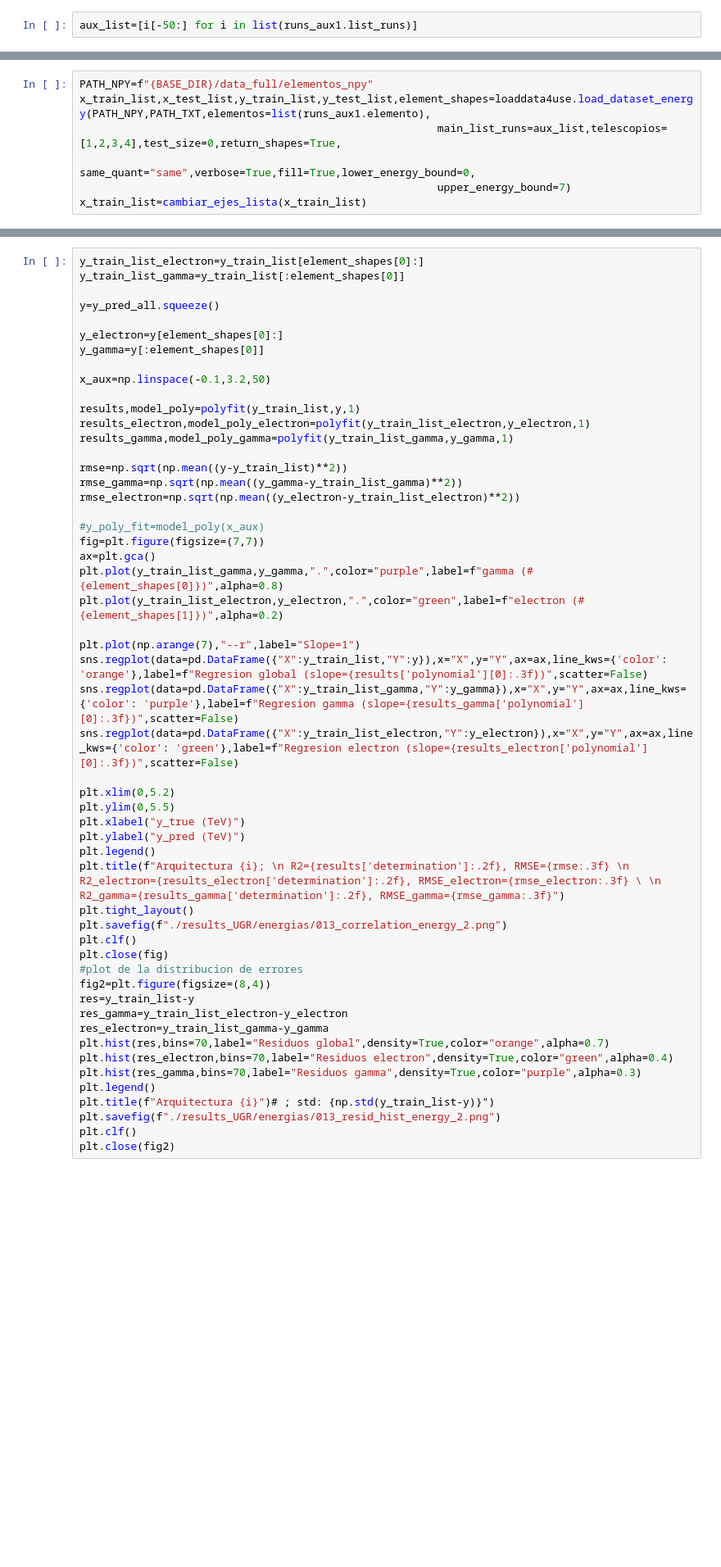
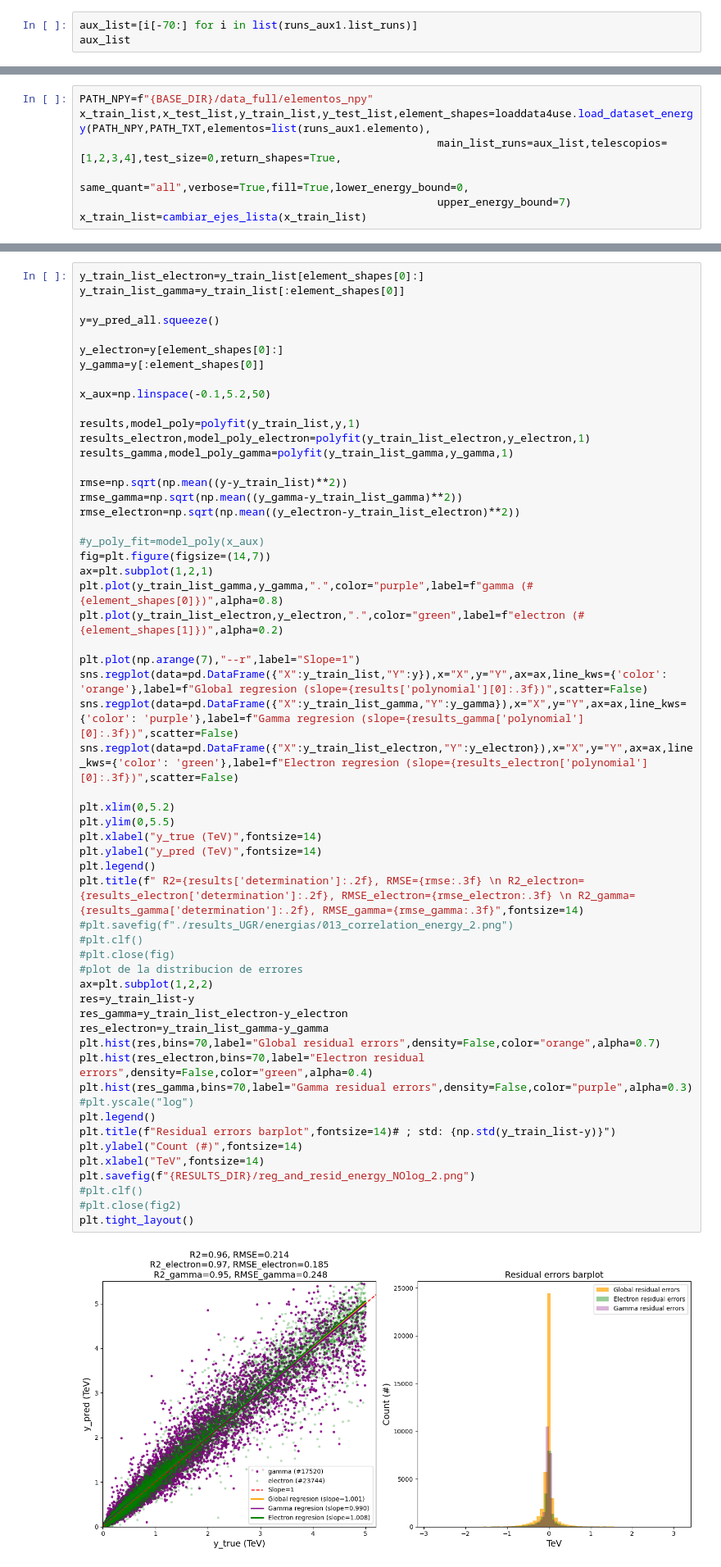
Before and after one commit to ArturoSirvent/second_CTA_analysis, a Jupyter notebook: notebooks/013.1_energy_analysisResultados.ipynb, the cells around one changed output, grey strips where cells are left out. Shown: that part at 82% size. Saved outputs shown, nothing was run; the diff lists cells and outputs as text; blank space fills up the shorter version.

```diff
--- a/notebooks/013.1_energy_analysisResultados.ipynb
+++ b/notebooks/013.1_energy_analysisResultados.ipynb
@@ -316,2 +355,3 @@ list(runs_aux1.list_runs)
 # %%
-aux_list=[i[-50:] for i in list(runs_aux1.list_runs)]
+aux_list=[i[-70:] for i in list(runs_aux1.list_runs)]
+aux_list
@@ -319,7 +377,7 @@ aux_list=[i[-50:] for i in list(runs_aux1.list_runs)]
 PATH_NPY=f"{BASE_DIR}/data_full/elementos_npy"
 x_train_list,x_test_list,y_train_list,y_test_list,element_shapes=loaddata4use.load_dataset_energy(PATH_NPY,PATH_TXT,elementos=list(runs_aux1.elemento),
                                                         main_list_runs=aux_list,telescopios=[1,2,3,4],test_size=0,return_shapes=True,
-                                                        same_quant="same",verbose=True,fill=True,lower_energy_bound=0,
+                                                        same_quant="all",verbose=True,fill=True,lower_energy_bound=0,
                                                         upper_energy_bound=7)
 x_train_list=cambiar_ejes_lista(x_train_list)
 # %% [output]
@@ -421,54 +473,59 @@ y_train_list_electron=y_train_list[element_shapes[0]:]
 y_train_list_gamma=y_train_list[:element_shapes[0]]
 
 y=y_pred_all.squeeze()
 
 y_electron=y[element_shapes[0]:]
 y_gamma=y[:element_shapes[0]]
 
-x_aux=np.linspace(-0.1,3.2,50)
+x_aux=np.linspace(-0.1,5.2,50)
 
 results,model_poly=polyfit(y_train_list,y,1)
 results_electron,model_poly_electron=polyfit(y_train_list_electron,y_electron,1)
 results_gamma,model_poly_gamma=polyfit(y_train_list_gamma,y_gamma,1)
 
 rmse=np.sqrt(np.mean((y-y_train_list)**2))
 rmse_gamma=np.sqrt(np.mean((y_gamma-y_train_list_gamma)**2))
 rmse_electron=np.sqrt(np.mean((y_electron-y_train_list_electron)**2))
 
 #y_poly_fit=model_poly(x_aux)
-fig=plt.figure(figsize=(7,7))
-ax=plt.gca()
+fig=plt.figure(figsize=(14,7))
+ax=plt.subplot(1,2,1)
 plt.plot(y_train_list_gamma,y_gamma,".",color="purple",label=f"gamma (#{element_shapes[0]})",alpha=0.8)
 plt.plot(y_train_list_electron,y_electron,".",color="green",label=f"electron (#{element_shapes[1]})",alpha=0.2)
 
 plt.plot(np.arange(7),"--r",label="Slope=1")
-sns.regplot(data=pd.DataFrame({"X":y_train_list,"Y":y}),x="X",y="Y",ax=ax,line_kws={'color': 'orange'},label=f"Regresion global (slope={results['polynomial'][0]:.3f})",scatter=False)
-sns.regplot(data=pd.DataFrame({"X":y_train_list_gamma,"Y":y_gamma}),x="X",y="Y",ax=ax,line_kws={'color': 'purple'},label=f"Regresion gamma (slope={results_gamma['polynomial'][0]:.3f})",scatter=False)
-sns.regplot(data=pd.DataFrame({"X":y_train_list_electron,"Y":y_electron}),x="X",y="Y",ax=ax,line_kws={'color': 'green'},label=f"Regresion electron (slope={results_electron['polynomial'][0]:.3f})",scatter=False)
+sns.regplot(data=pd.DataFrame({"X":y_train_list,"Y":y}),x="X",y="Y",ax=ax,line_kws={'color': 'orange'},label=f"Global regresion (slope={results['polynomial'][0]:.3f})",scatter=False)
+sns.regplot(data=pd.DataFrame({"X":y_train_list_gamma,"Y":y_gamma}),x="X",y="Y",ax=ax,line_kws={'color': 'purple'},label=f"Gamma regresion (slope={results_gamma['polynomial'][0]:.3f})",scatter=False)
+sns.regplot(data=pd.DataFrame({"X":y_train_list_electron,"Y":y_electron}),x="X",y="Y",ax=ax,line_kws={'color': 'green'},label=f"Electron regresion (slope={results_electron['polynomial'][0]:.3f})",scatter=False)
 
 plt.xlim(0,5.2)
 plt.ylim(0,5.5)
-plt.xlabel("y_true (TeV)")
-plt.ylabel("y_pred (TeV)")
+plt.xlabel("y_true (TeV)",fontsize=14)
+plt.ylabel("y_pred (TeV)",fontsize=14)
 plt.legend()
-plt.title(f"Arquitectura {i}; \n R2={results['determination']:.2f}, RMSE={rmse:.3f} \n R2_electron={results_electron['determination']:.2f}, RMSE_electron={rmse_electron:.3f} \ \n R2_gamma={results_gamma['determination']:.2f}, RMSE_gamma={rmse_gamma:.3f}")
-plt.tight_layout()
-plt.savefig(f"./results_UGR/energias/013_correlation_energy_2.png")
-plt.clf()
-plt.close(fig)
+plt.title(f" R2={results['determination']:.2f}, RMSE={rmse:.3f} \n R2_electron={results_electron['determination']:.2f}, RMSE_electron={rmse_electron:.3f} \n R2_gamma={results_gamma['determination']:.2f}, RMSE_gamma={rmse_gamma:.3f}",fontsize=14)
+#plt.savefig(f"./results_UGR/energias/013_correlation_energy_2.png")
+#plt.clf()
+#plt.close(fig)
 #plot de la distribucion de errores
-fig2=plt.figure(figsize=(8,4))
+ax=plt.subplot(1,2,2)
 res=y_train_list-y
 res_gamma=y_train_list_electron-y_electron
 res_electron=y_train_list_gamma-y_gamma
-plt.hist(res,bins=70,label="Residuos global",density=True,color="orange",alpha=0.7)
-plt.hist(res_electron,bins=70,label="Residuos electron",density=True,color="green",alpha=0.4)
-plt.hist(res_gamma,bins=70,label="Residuos gamma",density=True,color="purple",alpha=0.3)
+plt.hist(res,bins=70,label="Global residual errors",density=False,color="orange",alpha=0.7)
+plt.hist(res_electron,bins=70,label="Electron residual errors",density=False,color="green",alpha=0.4)
+plt.hist(res_gamma,bins=70,label="Gamma residual errors",density=False,color="purple",alpha=0.3)
+#plt.yscale("log")
 plt.legend()
-plt.title(f"Arquitectura {i}")# ; std: {np.std(y_train_list-y)}")
-plt.savefig(f"./results_UGR/energias/013_resid_hist_energy_2.png")
-plt.clf()
-plt.close(fig2)
+plt.title(f"Residual errors barplot",fontsize=14)# ; std: {np.std(y_train_list-y)}")
+plt.ylabel("Count (#)",fontsize=14)
+plt.xlabel("TeV",fontsize=14)
+plt.savefig(f"{RESULTS_DIR}/reg_and_resid_energy_NOlog_2.png")
+#plt.clf()
+#plt.close(fig2)
+plt.tight_layout()
+# %% [output]
+[figure, added]
 # %%
 energias_per_run=df_common_events.groupby(["elemento","run"]).agg(list).drop(columns="eventos")
 energias_per_run
```
Also changed, not shown: parts of 14 cells of this notebook, 27 other files.
